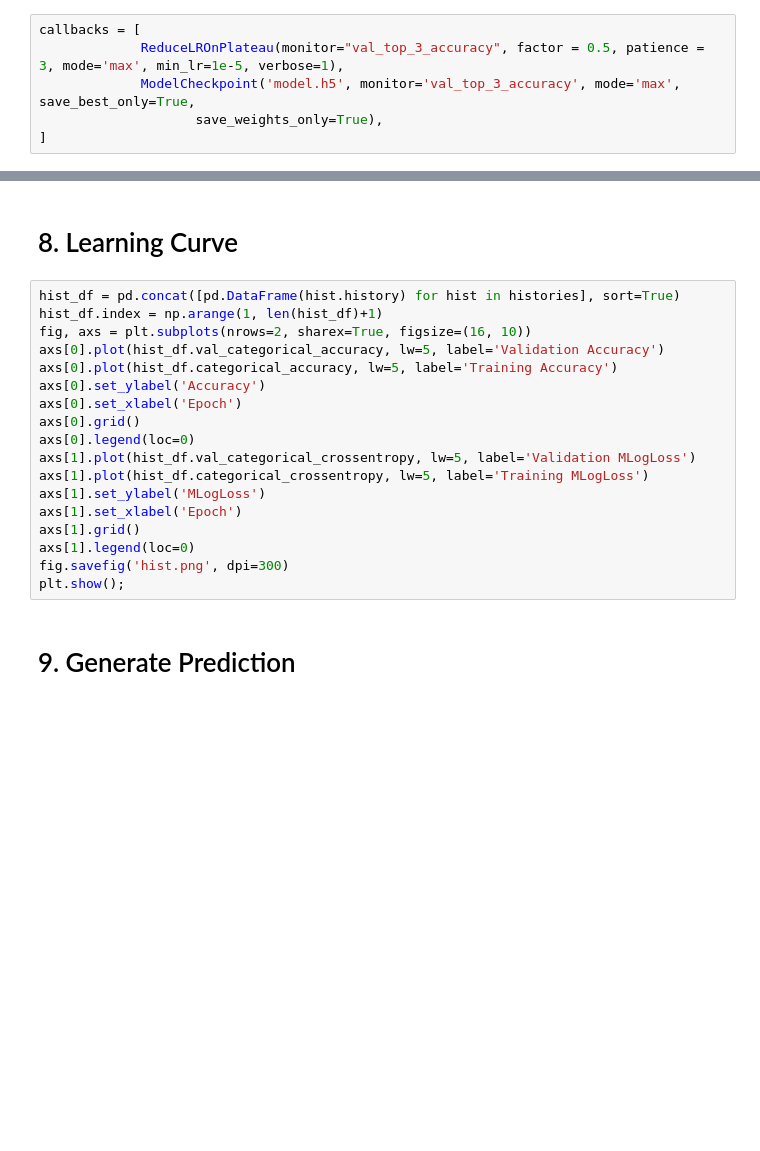
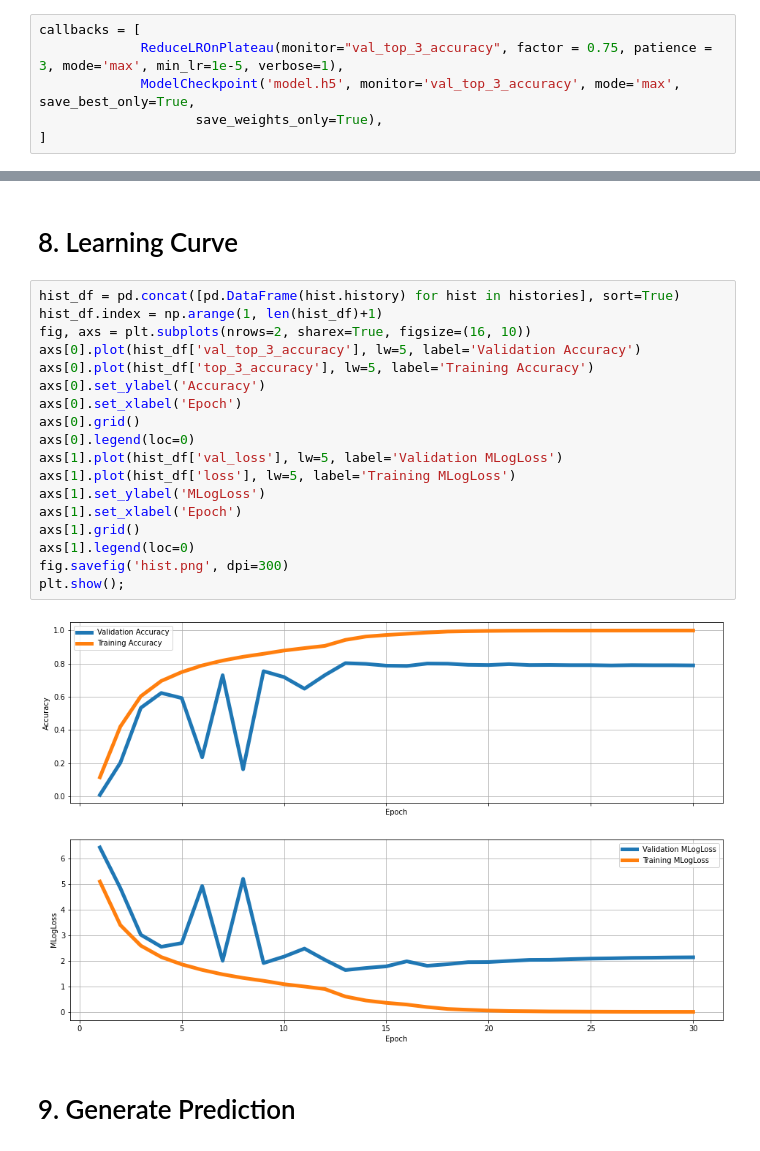
Before and after one commit to Mao-Siang/AI_Final, a Jupyter notebook: quickdraw-2.ipynb, the cells around one changed output, grey strips where cells are left out. Cells and saved outputs as stored; diff of their text form; blank space fills up the shorter version.

Commit message:
update training record

```diff
--- a/quickdraw-2.ipynb
+++ b/quickdraw-2.ipynb
@@ -188,7 +188,7 @@ print(x_valid.shape, y_valid.shape)
 # 7. Training
 # %%
 callbacks = [
-             ReduceLROnPlateau(monitor="val_top_3_accuracy", factor = 0.5, patience = 3, mode='max', min_lr=1e-5, verbose=1),
+             ReduceLROnPlateau(monitor="val_top_3_accuracy", factor = 0.75, patience = 3, mode='max', min_lr=1e-5, verbose=1),
              ModelCheckpoint('model.h5', monitor='val_top_3_accuracy', mode='max', save_best_only=True,
                     save_weights_only=True),
 ]
@@ -224,20 +224,22 @@ Epoch 13/30
 # %%
 hist_df = pd.concat([pd.DataFrame(hist.history) for hist in histories], sort=True)
 hist_df.index = np.arange(1, len(hist_df)+1)
 fig, axs = plt.subplots(nrows=2, sharex=True, figsize=(16, 10))
-axs[0].plot(hist_df.val_categorical_accuracy, lw=5, label='Validation Accuracy')
-axs[0].plot(hist_df.categorical_accuracy, lw=5, label='Training Accuracy')
+axs[0].plot(hist_df['val_top_3_accuracy'], lw=5, label='Validation Accuracy')
+axs[0].plot(hist_df['top_3_accuracy'], lw=5, label='Training Accuracy')
 axs[0].set_ylabel('Accuracy')
 axs[0].set_xlabel('Epoch')
 axs[0].grid()
 axs[0].legend(loc=0)
-axs[1].plot(hist_df.val_categorical_crossentropy, lw=5, label='Validation MLogLoss')
-axs[1].plot(hist_df.categorical_crossentropy, lw=5, label='Training MLogLoss')
+axs[1].plot(hist_df['val_loss'], lw=5, label='Validation MLogLoss')
+axs[1].plot(hist_df['loss'], lw=5, label='Training MLogLoss')
 axs[1].set_ylabel('MLogLoss')
 axs[1].set_xlabel('Epoch')
 axs[1].grid()
 axs[1].legend(loc=0)
 fig.savefig('hist.png', dpi=300)
 plt.show();
+# %% [output]
+[figure, added]
 # %% [markdown]
 # 9. Generate Prediction
```
Also changed, not shown: parts of 1 cell of this notebook.
